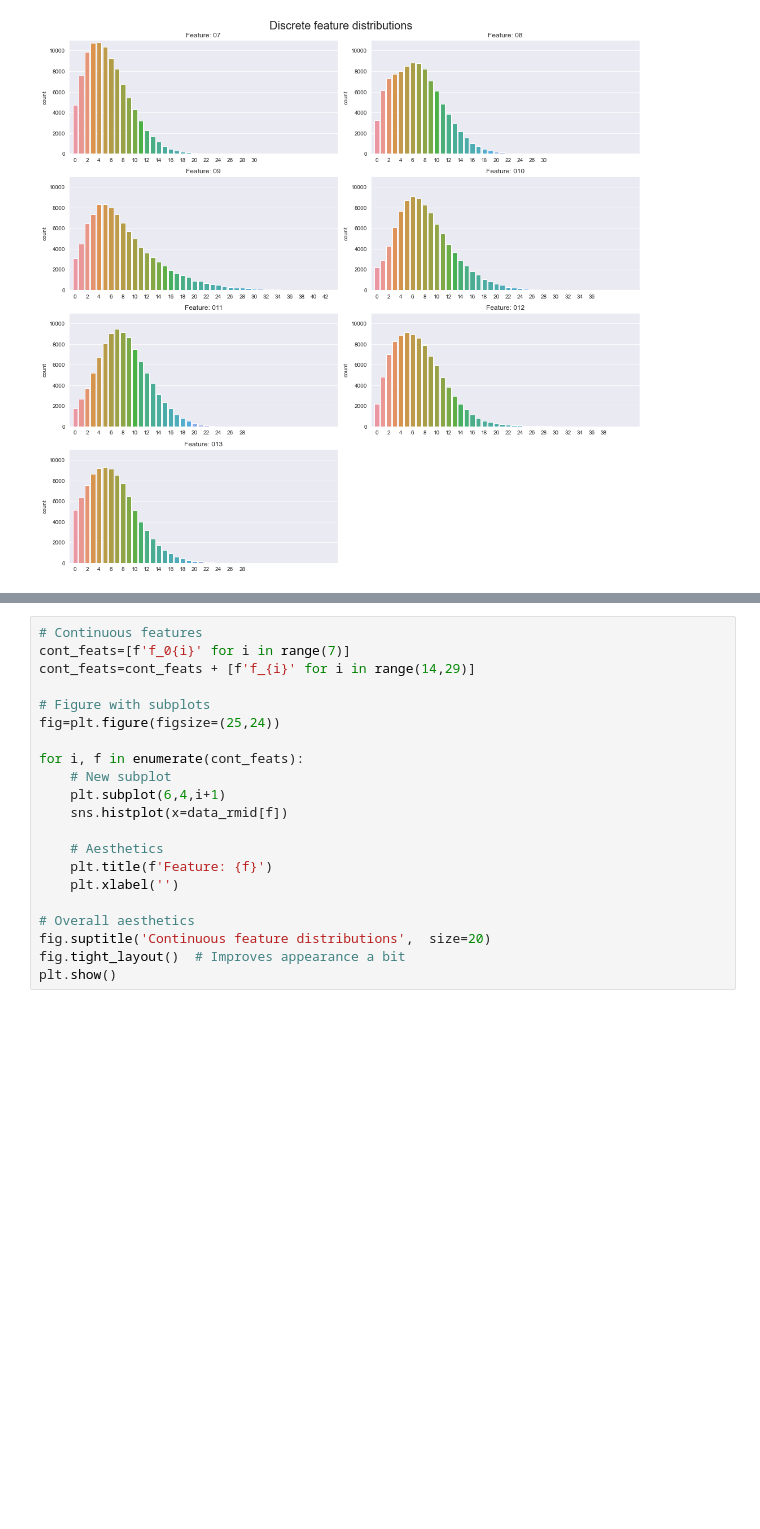
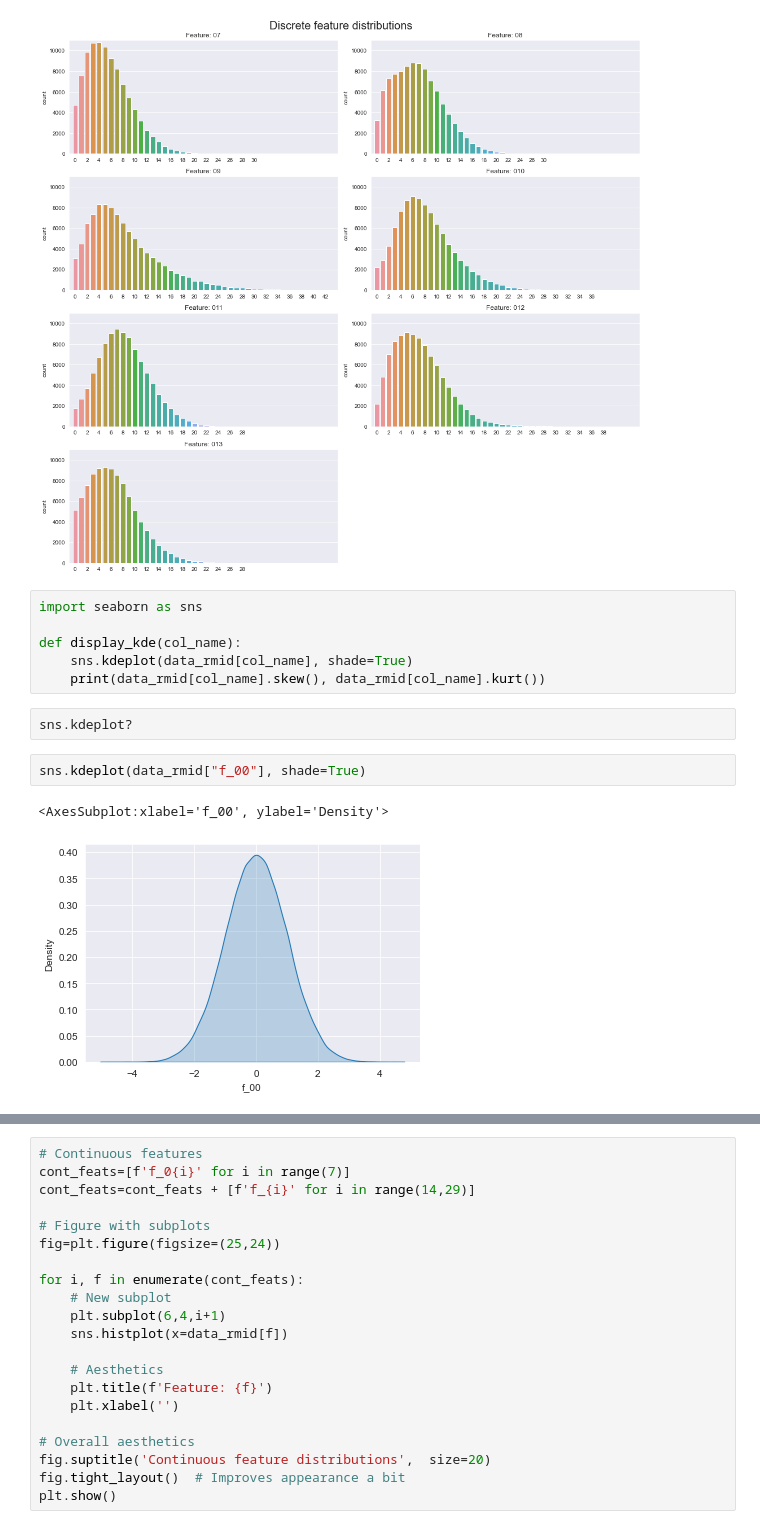
Before and after one commit to challenge2/workspace, a Jupyter notebook: Tabular Playground Series.ipynb, the cells around one changed output, grey strips where cells are left out. Drawn from its saved outputs; the diff is of its cells as text; blank space fills up the shorter version.

```diff
--- a/Tabular Playground Series.ipynb
+++ b/Tabular Playground Series.ipynb
@@ -117,3 +97,16 @@ fig.tight_layout()  # Improves appearance a bit
 plt.show()
 # %% [output]
 [figure]
+# %%
+import seaborn as sns
+
+def display_kde(col_name):
+    sns.kdeplot(data_rmid[col_name], shade=True)
+    print(data_rmid[col_name].skew(), data_rmid[col_name].kurt())
+# %%
+sns.kdeplot?
+# %%
+sns.kdeplot(data_rmid["f_00"], shade=True)
+# %% [output]
+<AxesSubplot:xlabel='f_00', ylabel='Density'>
+[figure, added]
```
Also changed, not shown: parts of 40 cells of this notebook, 3 other files.
